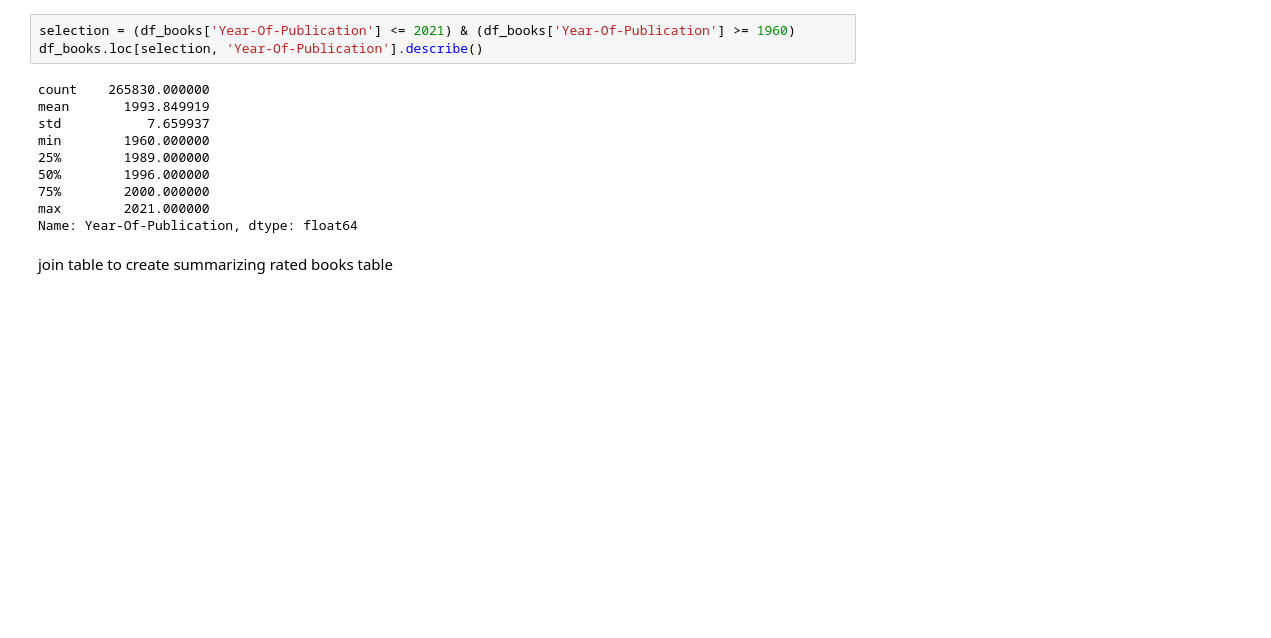
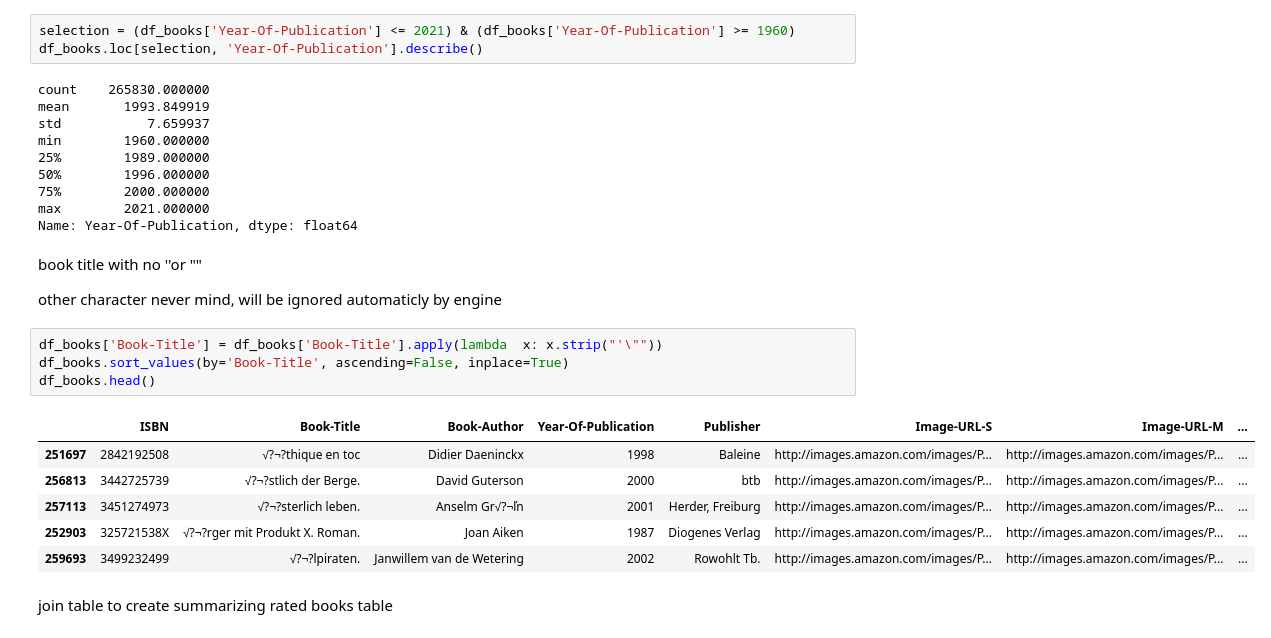
Before and after one commit to daim77/book_task, a Jupyter notebook: book_task.ipynb, the cells around one changed output. Cells and saved outputs as stored; diff of their text form; blank space fills up the shorter version.

```diff
--- a/book_task.ipynb
+++ b/book_task.ipynb
@@ -153,6 +153,21 @@ min        1960.000000
 75%        2000.000000
 max        2021.000000
 Name: Year-Of-Publication, dtype: float64
+# %% [markdown]
+book title with no ''or ""
+
+other character never mind, will be ignored automaticly by engine
+# %%
+df_books['Book-Title'] = df_books['Book-Title'].apply(lambda  x: x.strip("'\""))
+df_books.sort_values(by='Book-Title', ascending=False, inplace=True)
+df_books.head()
+# %% [output]
+|  | ISBN | Book-Title | Book-Author | Year-Of-Publication | Publisher | Image-URL-S | Image-URL-M | ... |
+| 251697 | 2842192508 | √?¬?thique en toc | Didier Daeninckx | 1998 | Baleine | http://images.amazon.com/images/P... | http://images.amazon.com/images/P... | ... |
+| 256813 | 3442725739 | √?¬?stlich der Berge. | David Guterson | 2000 | btb | http://images.amazon.com/images/P... | http://images.amazon.com/images/P... | ... |
+| 257113 | 3451274973 | √?¬?sterlich leben. | Anselm Gr√?¬ľn | 2001 | Herder, Freiburg | http://images.amazon.com/images/P... | http://images.amazon.com/images/P... | ... |
+| 252903 | 325721538X | √?¬?rger mit Produkt X. Roman. | Joan Aiken | 1987 | Diogenes Verlag | http://images.amazon.com/images/P... | http://images.amazon.com/images/P... | ... |
+| 259693 | 3499232499 | √?¬?lpiraten. | Janwillem van de Wetering | 2002 | Rowohlt Tb. | http://images.amazon.com/images/P... | http://images.amazon.com/images/P... | ... |
 # %% [markdown]
 join table to create summarizing rated books table
 # %%
```
